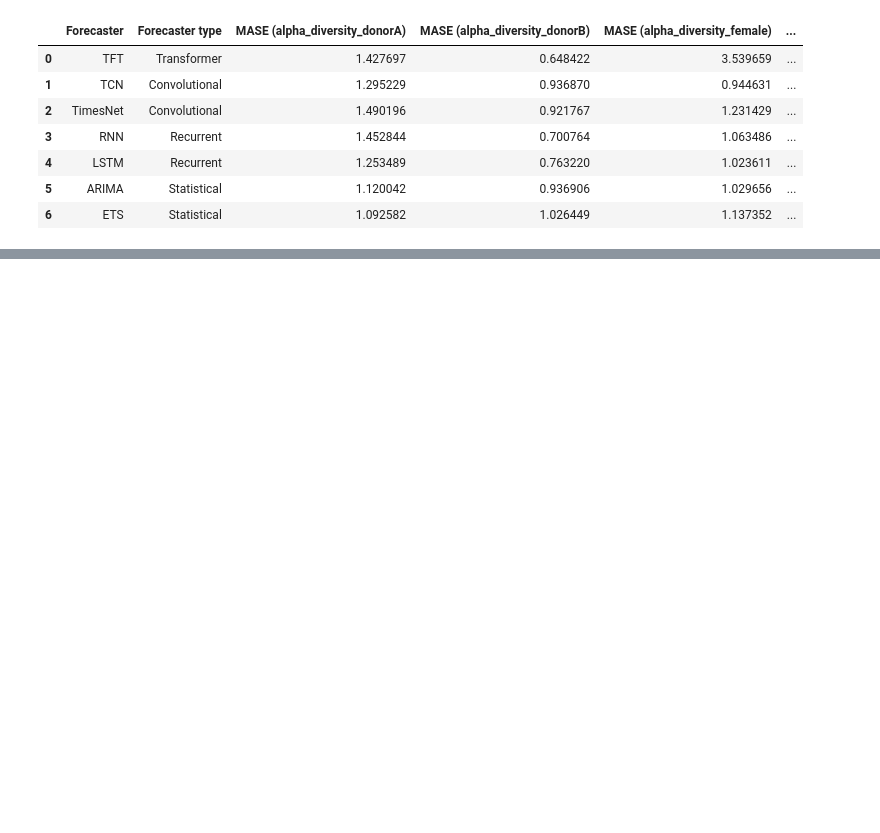
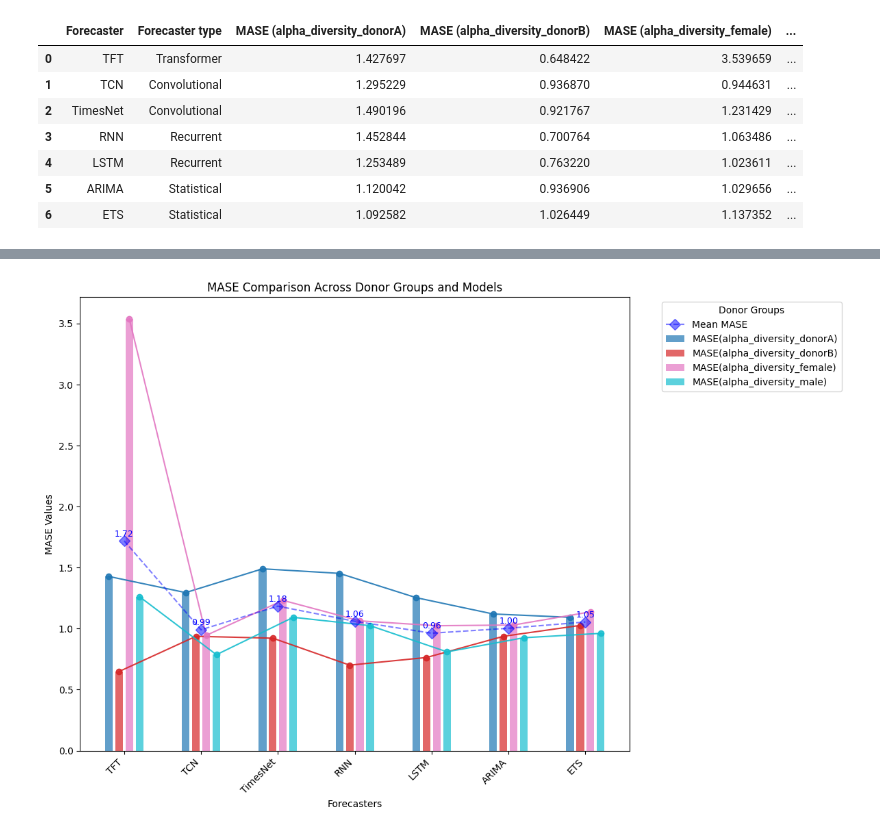
Before and after one commit to ewa-siedlarczyk/UM-TimeSeries, a Jupyter notebook: p4_time_series_analysis.ipynb, the cells around one changed output, grey strips where cells are left out. Drawn from its saved outputs; the diff is of its cells as text; code cells hidden in the pictures; blank space fills up the shorter version.

Commit message:
Update notebook with results summary

```diff
--- a/p4_time_series_analysis.ipynb
+++ b/p4_time_series_analysis.ipynb
@@ -699,0 +769,8 @@ final_results_df
+# %%
+donor_groups_alpha_diversity = [
+    "MASE(alpha_diversity_donorA)", "MASE(alpha_diversity_donorB)",
+    "MASE(alpha_diversity_female)", "MASE(alpha_diversity_male)",
+]
+
+mean_values_alpha_diversity = get_mean_per_forecaster(final_results_df, donor_groups_alpha_diversity)
+mean_values_alpha_diversity.sort_values(by="Mean_MASE", ascending=True)
@@ -699,0 +786,4 @@ final_results_df
+# %%
+plot_results(final_results_df, donor_groups_alpha_diversity)
+# %% [output]
+[figure, added]
```
Also changed, not shown: parts of 11 cells of this notebook.
